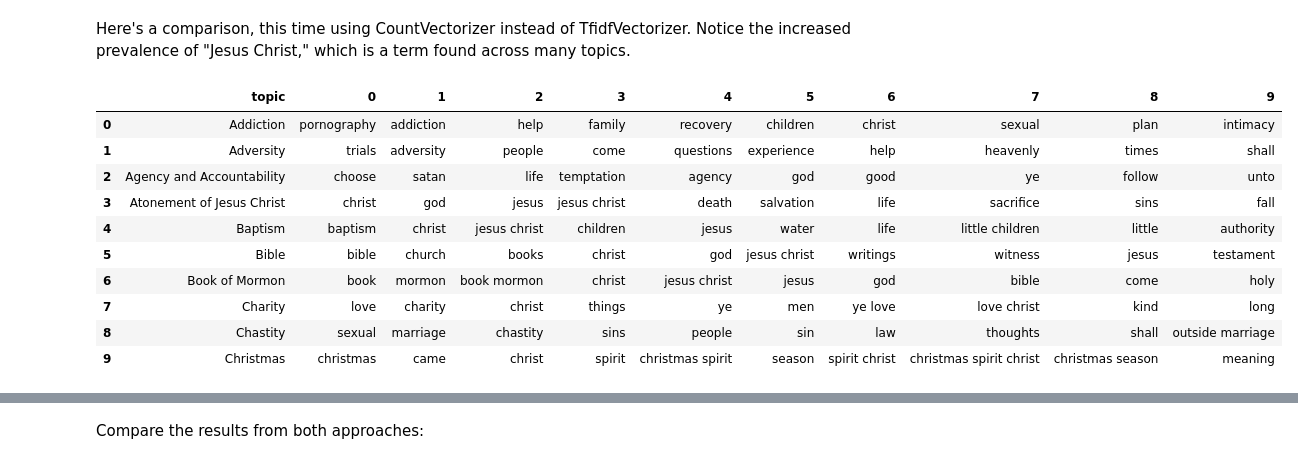
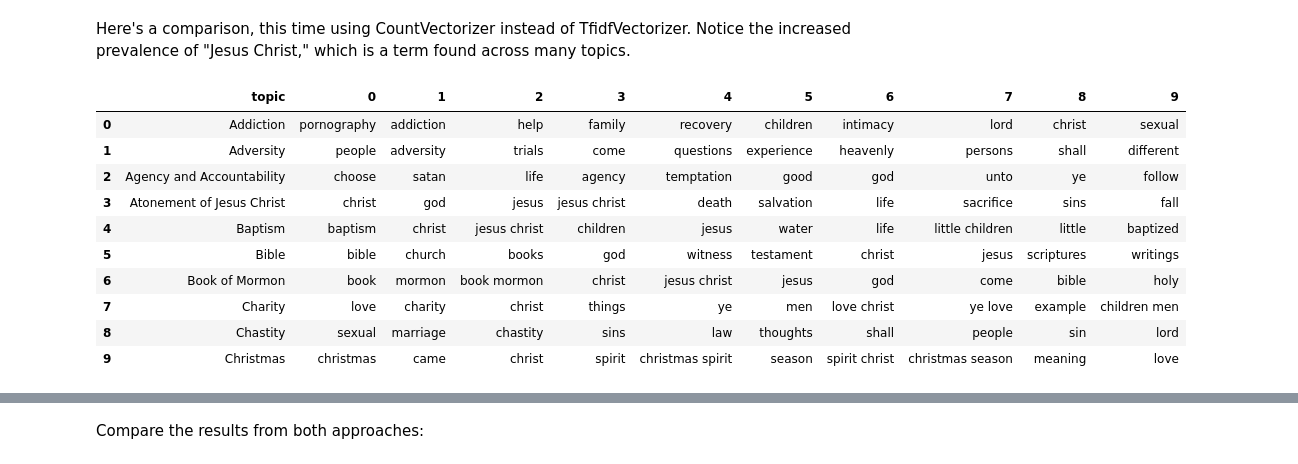
Before and after one commit to rparkr/magazine-analysis, a Jupyter notebook: 2_topic_modeling.ipynb, the cells around one changed output, grey strips where cells are left out. Drawn from its saved outputs; the diff is of its cells as text; code cells hidden in the pictures.

Commit message:
Clean layout and finalize naive method

```diff
--- a/2_topic_modeling.ipynb
+++ b/2_topic_modeling.ipynb
@@ -86,0 +156,40 @@ set_config(display='text')
+# %%
+def preprocess_text(orig_str: str) -> str:
+    '''Preprocess text for sklearn's text vectorizers.
+
+    Performs the following:
+    1. convert all text to lowercase
+    2. normalize unicode text to ASCII-equivalent characters
+    3. remove punctuation and anything between parentheses
+
+    Return value: str
+    '''
+    # unidecode is a third-party package for unicode normaliznig
+    # that works with most Latin-looking characters and punctuation.
+    # new_str = unidecode.unidecode(orig_str.lower())
+
+    # Replace anything inside parentheses (to remove scripture references, which may skew the dataset
+    # towards topics like "Doctrine and Covenants")
+    new_str = re.sub(pattern=r'\(.+?\)', repl=' ', string=orig_str.lower())
+
+    # Optional: expand contractions (e.g., "you're" -> "you are")
+    # Most contractions are stopwords and will be removed by TfidfVectorizer with `stopwords`='english'.
+    # See: https://github.com/kootenpv/contractions
+    # new_str = contractions.fix(new_str)
+
+    # unicodedata.normalize is Python's built-in normalizing method.
+    # It fails to convert “” to "" and ‘’ to '', but is good enough
+    # for my purposes since I remove those characters anyways.
+    # sklearn's TfidfVectorizer also doesn't remove those characters (or numbers, either).
+    new_str = unicodedata.normalize(
+        'NFKD',
+        new_str
+    ).encode(encoding='ascii', errors='ignore').decode()
+
+    # Remove digits and punctuation (and anything else besides lowercase a-z and whitespace)
+    new_str = re.sub(pattern=r'[^a-z\s]', repl=' ', string=new_str)
+
+    # Replace multiple whitespace chars with a single space
+    new_str = re.sub(pattern=r'[\s]{2,}', repl=' ', string=new_str)
+
+    return new_str
@@ -143,6 +709,8 @@ print(f"Loaded article text data ({len(text_df.index):,.0f} articles).")
 # data/topics_gt.csv      | newer topical reference, 223 topics. Updated ca. 2020.
 # data/topics_tf.csv      | older topical reference, 108 topics. Updated 2004.
 topic_df = pd.read_csv('data/topics_gt_mod.csv')
+# Add a word count column
+topic_df['word_count'] = topic_df['text'].apply(lambda v: len(v.split()))
 
 num_topics = len(topic_df.index)
 print(f"Topics loaded. Total number of topics: {num_topics}")
@@ -333,28 +922,28 @@ df_topic_top_terms.head(10)
 # %% [markdown]
 Here's a comparison, this time using CountVectorizer instead of TfidfVectorizer. Notice the increased prevalence of "Jesus Christ," which is a term found across many topics.
 # %%
-tf = CountVectorizer(preprocessor=preprocess_text, ngram_range=(1,3), stop_words = 'english')
+tf = CountVectorizer(preprocessor=preprocess_text, ngram_range=(1,2), stop_words = 'english')
 dtm_tf = tf.fit_transform(topic_df['text'])
 terms_list_tf = tf.get_feature_names_out()
 
 # Get the top-10 terms for each topic
 df_topic_top_terms_tf = pd.DataFrame(
         dtm_tf.toarray().argsort()[:,:-11:-1]
     ).applymap(lambda val: terms_list_tf[val])
 
 df_topic_top_terms_tf = pd.concat([topic_df['topic'], df_topic_top_terms_tf], axis=1)
 df_topic_top_terms_tf.to_csv('experiments/topic_top_terms_tf.csv', index=False)
 
 df_topic_top_terms_tf.head(10)
 # %% [output]
 |  | topic | 0 | 1 | 2 | 3 | 4 | 5 | 6 | 7 | 8 | 9 |
-| 0 | Addiction | pornography | addiction | help | family | recovery | children | christ | sexual | plan | intimacy |
-| 1 | Adversity | trials | adversity | people | come | questions | experience | help | heavenly | times | shall |
-| 2 | Agency and Accountability | choose | satan | life | temptation | agency | god | good | ye | follow | unto |
+| 0 | Addiction | pornography | addiction | help | family | recovery | children | intimacy | lord | christ | sexual |
+| 1 | Adversity | people | adversity | trials | come | questions | experience | heavenly | persons | shall | different |
+| 2 | Agency and Accountability | choose | satan | life | agency | temptation | good | god | unto | ye | follow |
 | 3 | Atonement of Jesus Christ | christ | god | jesus | jesus christ | death | salvation | life | sacrifice | sins | fall |
-| 4 | Baptism | baptism | christ | jesus christ | children | jesus | water | life | little children | little | authority |
-| 5 | Bible | bible | church | books | christ | god | jesus christ | writings | witness | jesus | testament |
-| 6 | Book of Mormon | book | mormon | book mormon | christ | jesus christ | jesus | god | bible | come | holy |
-| 7 | Charity | love | charity | christ | things | ye | men | ye love | love christ | kind | long |
-| 8 | Chastity | sexual | marriage | chastity | sins | people | sin | law | thoughts | shall | outside marriage |
-| 9 | Christmas | christmas | came | christ | spirit | christmas spirit | season | spirit christ | christmas spirit christ | christmas season | meaning |
+| 4 | Baptism | baptism | christ | jesus christ | children | jesus | water | life | little children | little | baptized |
+| 5 | Bible | bible | church | books | god | witness | testament | christ | jesus | scriptures | writings |
+| 6 | Book of Mormon | book | mormon | book mormon | christ | jesus christ | jesus | god | come | bible | holy |
+| 7 | Charity | love | charity | christ | things | ye | men | love christ | ye love | example | children men |
+| 8 | Chastity | sexual | marriage | chastity | sins | law | thoughts | shall | people | sin | lord |
+| 9 | Christmas | christmas | came | christ | spirit | christmas spirit | season | spirit christ | christmas season | meaning | love |
```
Also changed, not shown: parts of 117 cells of this notebook.
